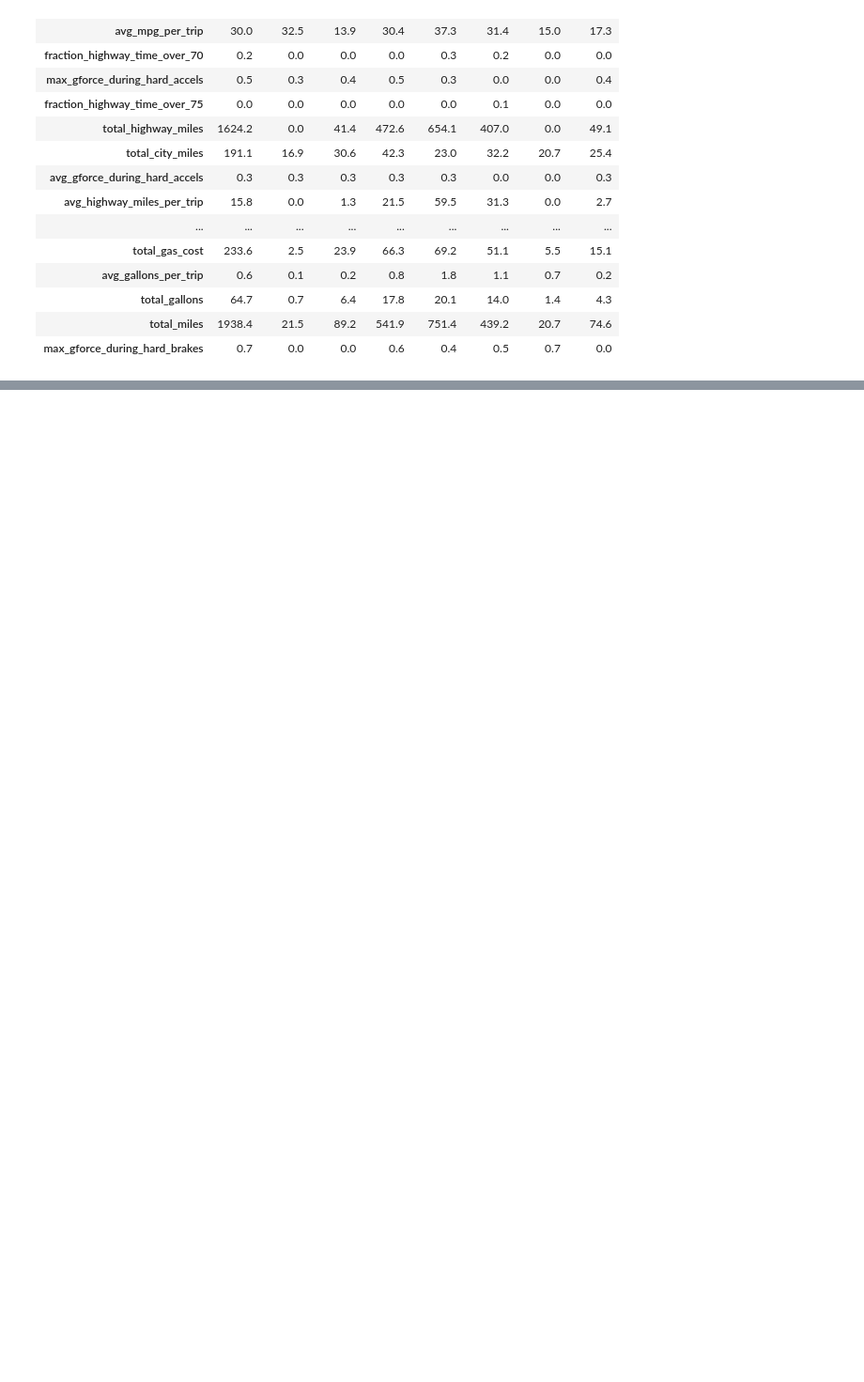
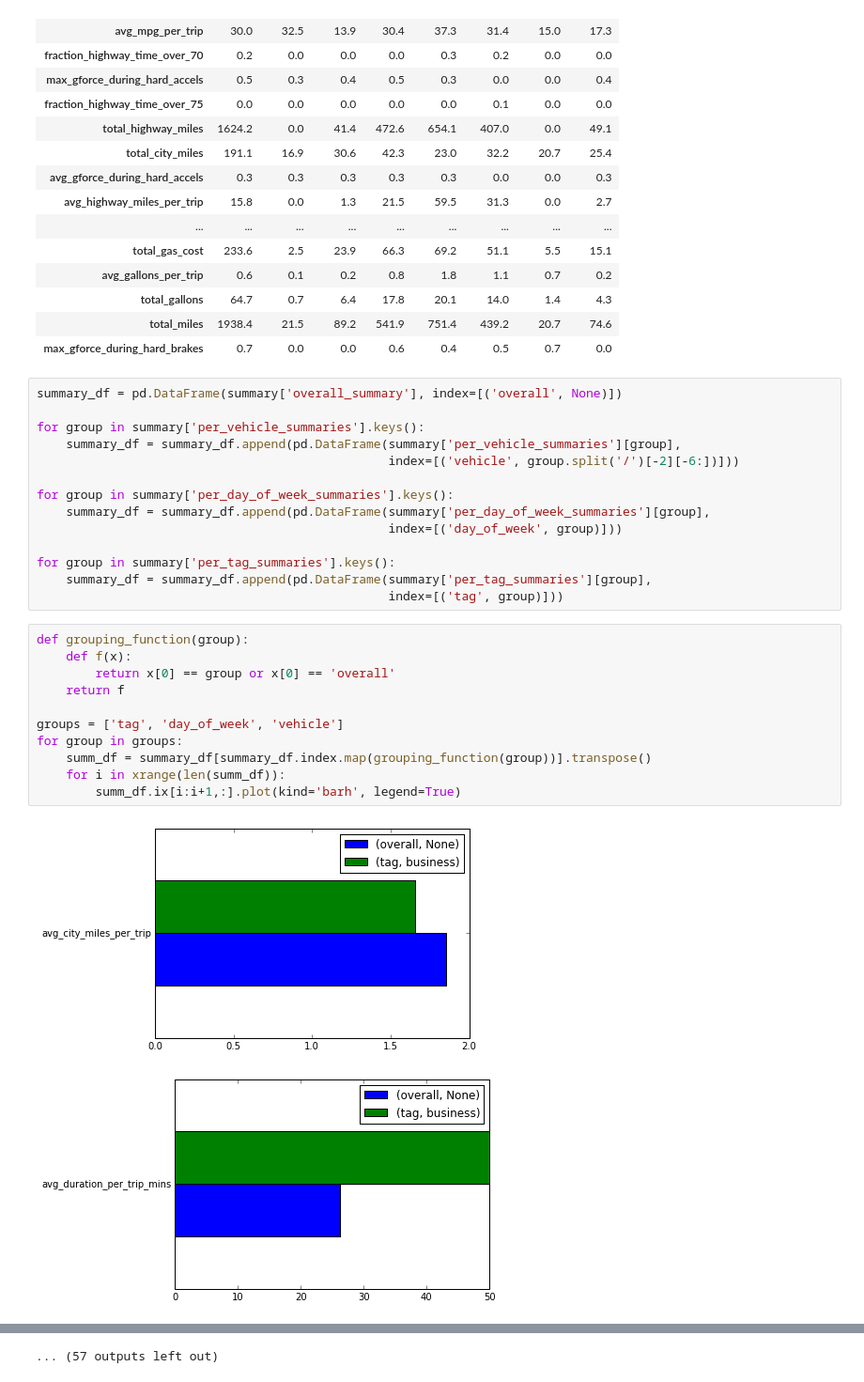
Before and after one commit to mikeyrichardson/automatic, a Jupyter notebook: automatic_trip_summary.ipynb, the cells around one changed output, grey strips where cells are left out. Shown at 94% size. Saved outputs shown, nothing was run; the diff lists cells and outputs as text; blank space fills up the shorter version.

Commit message:
Added some crude visualizations

```diff
--- a/automatic_trip_summary.ipynb
+++ b/automatic_trip_summary.ipynb
@@ -410,3 +412,31 @@ HTML(render_template("display_summaries.html", context))
 | total_gallons | 64.7 | 0.7 | 6.4 | 17.8 | 20.1 | 14.0 | 1.4 | 4.3 |
 | total_miles | 1938.4 | 21.5 | 89.2 | 541.9 | 751.4 | 439.2 | 20.7 | 74.6 |
 | max_gforce_during_hard_brakes | 0.7 | 0.0 | 0.0 | 0.6 | 0.4 | 0.5 | 0.7 | 0.0 |
+# %%
+summary_df = pd.DataFrame(summary['overall_summary'], index=[('overall', None)])
+
+for group in summary['per_vehicle_summaries'].keys():
+    summary_df = summary_df.append(pd.DataFrame(summary['per_vehicle_summaries'][group],
+                                                index=[('vehicle', group.split('/')[-2][-6:])]))
+
+for group in summary['per_day_of_week_summaries'].keys():
+    summary_df = summary_df.append(pd.DataFrame(summary['per_day_of_week_summaries'][group],
+                                                index=[('day_of_week', group)]))
+
+for group in summary['per_tag_summaries'].keys():
+    summary_df = summary_df.append(pd.DataFrame(summary['per_tag_summaries'][group],
+                                                index=[('tag', group)]))
+# %%
+def grouping_function(group):
+    def f(x):
+        return x[0] == group or x[0] == 'overall'
+    return f
+
+groups = ['tag', 'day_of_week', 'vehicle']
+for group in groups:
+    summ_df = summary_df[summary_df.index.map(grouping_function(group))].transpose()
+    for i in xrange(len(summ_df)):
+        summ_df.ix[i:i+1,:].plot(kind='barh', legend=True)
+# %% [output]
+[figure, added]
+[figure, added]
@@ -412,0 +453 @@ HTML(render_template("display_summaries.html", context))
+... (57 outputs left out)
```
Also changed, not shown: parts of 2 cells of this notebook.
